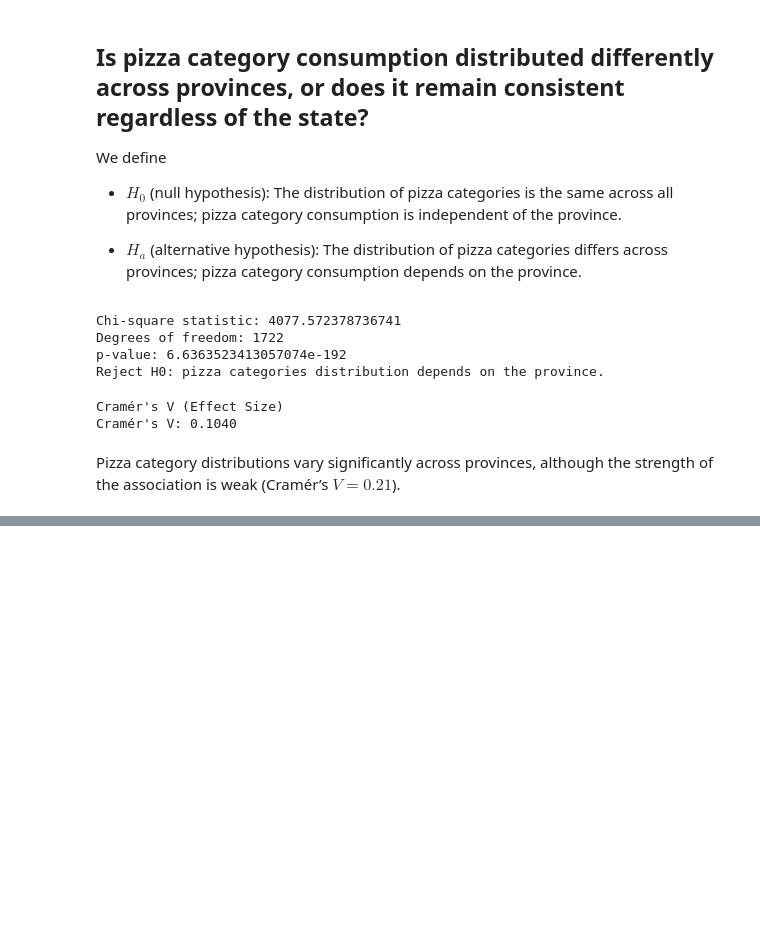
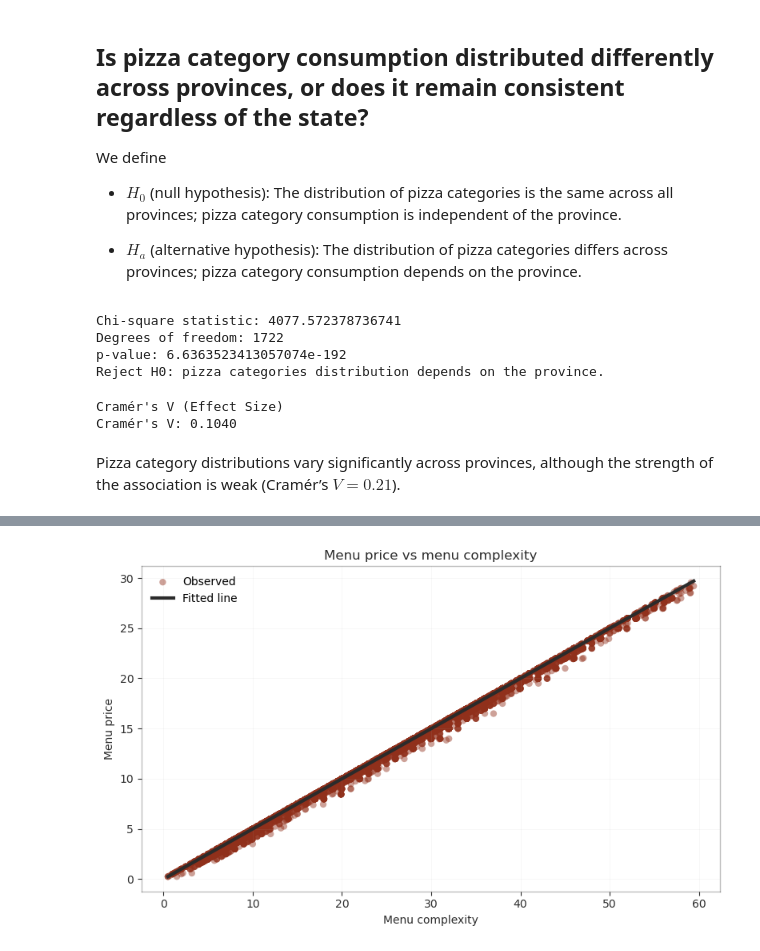
Before and after one commit to emanuelegaliano/Fundamentals-of-Data-Analysis, a Jupyter notebook: project/assignment.ipynb, the cells around one changed output, grey strips where cells are left out. Drawn from its saved outputs; the diff is of its cells as text; code cells hidden in the pictures; blank space fills up the shorter version.

```diff
--- a/project/assignment.ipynb
+++ b/project/assignment.ipynb
@@ -1628,0 +1639,6 @@ Pizza category distributions vary significantly across provinces, although the s
+# %%
+dfm = df.copy()
+dfm = dfm.rename(columns=lambda c: c.replace(".", "_")).copy()
+
+dfm = dfm[dfm["menu_price"].notna() & (dfm["menu_price"] > 0)].copy()
+dfm["log_price"] = np.log(dfm["menu_price"])
@@ -1628,0 +1721,78 @@ Pizza category distributions vary significantly across provinces, although the s
+# %%
+from src.utilities import PALETTE, style_axes
+
+# ------------------------------------------------------------
+# Toggle: transparent background
+# ------------------------------------------------------------
+transparent_bg = True  # True = transparent, False = light_bg
+
+# =============================
+# 1) Scatter + regression line
+# =============================
+x = dfm["menu_complexity"]
+y = dfm["menu_price"]
+
+x_line = np.linspace(x.min(), x.max(), 200)
+y_line = (
+    ols_model.params["Intercept"]
+    + ols_model.params["menu_complexity"] * x_line
+)
+
+fig1, ax1 = plt.subplots(figsize=(8, 5))
+
+ax1.scatter(
+    x, y,
+    alpha=0.45,
+    color=PALETTE["red"],
+    edgecolor="none",
+    label="Observed",
+)
+ax1.plot(
+    x_line, y_line,
+    linewidth=3,
+    color=PALETTE["dark_gray"],
+    label="Fitted line",
+)
+
+ax1.set_title("Menu price vs menu complexity")
+ax1.set_xlabel("Menu complexity")
+ax1.set_ylabel("Menu price")
+ax1.legend(frameon=False)
+
+style_axes(ax1, transparent_bg=transparent_bg)
+fig1.tight_layout()
+plt.show()
+
+# =============================
+# 2) Residuals vs Fitted
+# =============================
+fitted_vals = ols_model.fittedvalues
+residuals = ols_model.resid
+
+fig2, ax2 = plt.subplots(figsize=(8, 5))
+
+ax2.scatter(
+    fitted_vals,
+    residuals,
+    alpha=0.5,
+    color=PALETTE["red"],
+    edgecolor="none",
+)
+
+# zero reference line (stat reference)
+ax2.axhline(
+    0,
+    linestyle="--",
+    linewidth=2,
+    color=PALETTE["green"],
+)
+
+ax2.set_title("Residuals vs Fitted")
+ax2.set_xlabel("Fitted values (ŷ)")
+ax2.set_ylabel("Residuals (e)")
+
+style_axes(ax2, transparent_bg=transparent_bg)
+fig2.tight_layout()
+plt.show()
+# %% [output]
+[figure, added]
```
Also changed, not shown: parts of 38 cells of this notebook, 2 other files.
